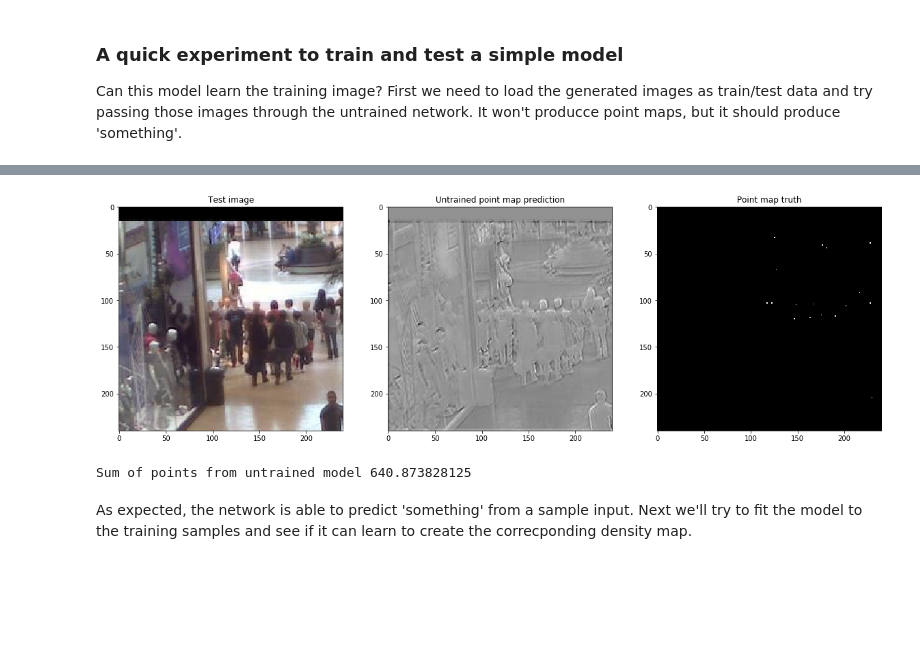
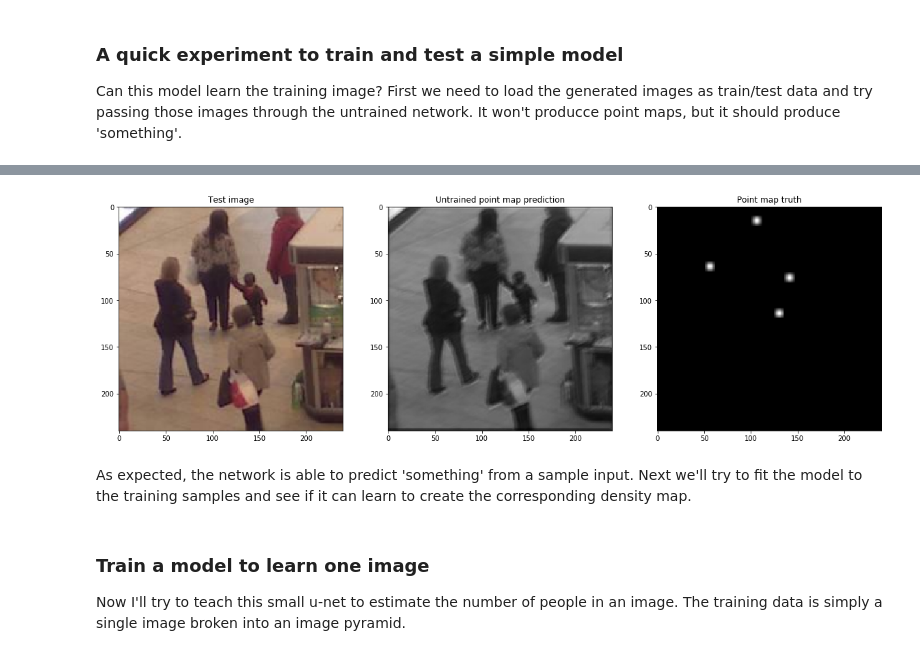
Before and after one commit to JayEh/Predict-Density-Maps, a Jupyter notebook: CNN Density Map Predictions .ipynb, the cells around one changed output, grey strips where cells are left out. Drawn from its saved outputs; the diff is of its cells as text; code cells hidden in the pictures; blank space fills up the shorter version.

Commit message:
first example of a u-net for density estimation

```diff
--- a/CNN Density Map Predictions .ipynb
+++ b/CNN Density Map Predictions .ipynb
@@ -189,6 +189,9 @@ def create_training_data(image_id, zoom_levels, images, point_maps):
     training_pair_counter = 0
 
     # for each image at each pyramid level, slide the window and take samples
+
+    X_ret = []
+    y_ret = []
     for i in range(len(images)):
          # the image and point map to slide a window over
         im = images[i]
@@ -231,17 +234,23 @@ def create_training_data(image_id, zoom_levels, images, point_maps):
                 pm_file_name = str(image_id) + '_' + str(zoom_levels[i]) + '_' + str(y) + '_' + str(x) + '_pm.png'
 
                 cv2.imwrite(os.path.join(save_dir, im_file_name), im_slice)
-                cv2.imwrite(os.path.join(save_dir, pm_file_name), pm_slice)
+                X_ret.append(im_slice)
+
+                # this will maintain the counting properties of the points
+                pm_slice = np.expand_dims(cv2.GaussianBlur(pm_slice, (11,11), 3), axis=2)
+                cv2.imwrite(os.path.join(save_dir, pm_file_name), pm_slice) # save/load this another way like np maybe
+                y_ret.append(pm_slice)
 
                 training_pair_counter = training_pair_counter + 1
 
     print('Generated {} training pairs from {} zoom levels.'.format(training_pair_counter, len(zoom_levels)))
+    return (np.asarray(X_ret), np.asarray(y_ret))
 
 # make a pyramid out of the test image and show a few samples
 zoom_levels, images, point_maps = make_pyramid(sample_crowd_img, sample_crowd_point_map_img)
 
 image_id = 1
-create_training_data(image_id, zoom_levels, images, point_maps)
+(X, y) = create_training_data(image_id, zoom_levels, images, point_maps)
 # %% [output]
 Generated 85 training pairs from 7 zoom levels.
 # %% [markdown]
@@ -346,40 +385,27 @@ This simple model should be trainable to perform a simple version of the task, I
 Can this model learn the training image? First we need to load the generated images as train/test data and try passing those images through the untrained network. It won't producce point maps, but it should produce 'something'.
 # %%
 from sklearn.model_selection import train_test_split, ShuffleSplit
-def get_training_data(img_dir):
-    files = os.listdir(img_dir)
-    image_files = [f for f in files if f.find('im') != -1]
-
-    X = []
-    y = []
-    for i, file_name in enumerate(image_files):
-        im_file = file_name
-        pm_file = file_name.replace('im', 'pm')
-
-        im = cv2.imread(os.path.join(img_dir, im_file))
-        pm = cv2.cvtColor(cv2.imread(os.path.join(img_dir, pm_file)), cv2.COLOR_BGR2GRAY)
-        pm = np.expand_dims(pm, axis=2) * 100
-
-        X.append(im)
-        y.append(pm)
-
-    X = np.asarray(X)
-    y = np.asarray(y)
-    X_train, X_test, y_train, t_test = train_test_split(X, y, test_size=0.20, shuffle=True)
-
-    return X_train, X_test, y_train, t_test
-
 
 img_dir = 'Z:/'
-X_train, X_test, y_train, y_test = get_training_data(img_dir)
+
+# amplify y to be on the same scale as the images 0-255.
+# after making a prediction divide by 255 to get back to point counting
+y = y * 255
+X_train, X_test, y_train, y_test = train_test_split(X, y, test_size=0.10, shuffle=True)
+
 validation_data = (X_test, y_test)
 
+print(y_test[0].shape)
+print('point count',y_test[0].sum())
+
+# put this back when done!  just so it doesn't print every time
 model = get_model()
 
 test_im = np.expand_dims(X_test[0], axis=0)
-test_pm = y_test[0].squeeze(axis=2)
+test_pm = y_test[0]
 
-untrained_prediction = model.predict(test_im)
+untrained_prediction = model.predict(test_im) / 255
+print('Sum of points from untrained model',untrained_prediction.sum())
 untrained_prediction = np.squeeze(untrained_prediction, axis=0)
 untrained_prediction = np.squeeze(untrained_prediction, axis=2)
 
@@ -393,9 +419,7 @@ plt.title('Untrained point map prediction')
 plt.imshow(untrained_prediction, interpolation='none', cmap='gray')
 plt.subplot(133)
 plt.title('Point map truth')
-plt.imshow(test_pm, interpolation='none', cmap='gray')
+plt.imshow(np.squeeze(test_pm, axis=2), interpolation='none', cmap='gray')
 
 plt.show()
-
-print('Sum of points from untrained model',untrained_prediction.sum() / 100)
 # %% [output]
@@ -422,5 +443,8 @@ None
-[figure, old version]
+[figure, new version]
-Sum of points from untrained model 640.873828125
 # %% [markdown]
-As expected, the network is able to predict 'something' from a sample input. Next we'll try to fit the model to the training samples and see if it can learn to create the correcponding density map.
+As expected, the network is able to predict 'something' from a sample input. Next we'll try to fit the model to the training samples and see if it can learn to create the corresponding density map.
+# %% [markdown]
+### Train a model to learn one image
+
+Now I'll try to teach this small u-net to estimate the number of people in an image. The training data is simply a single image broken into an image pyramid.
 # %%
```
Also changed, not shown: parts of 5 cells of this notebook.
